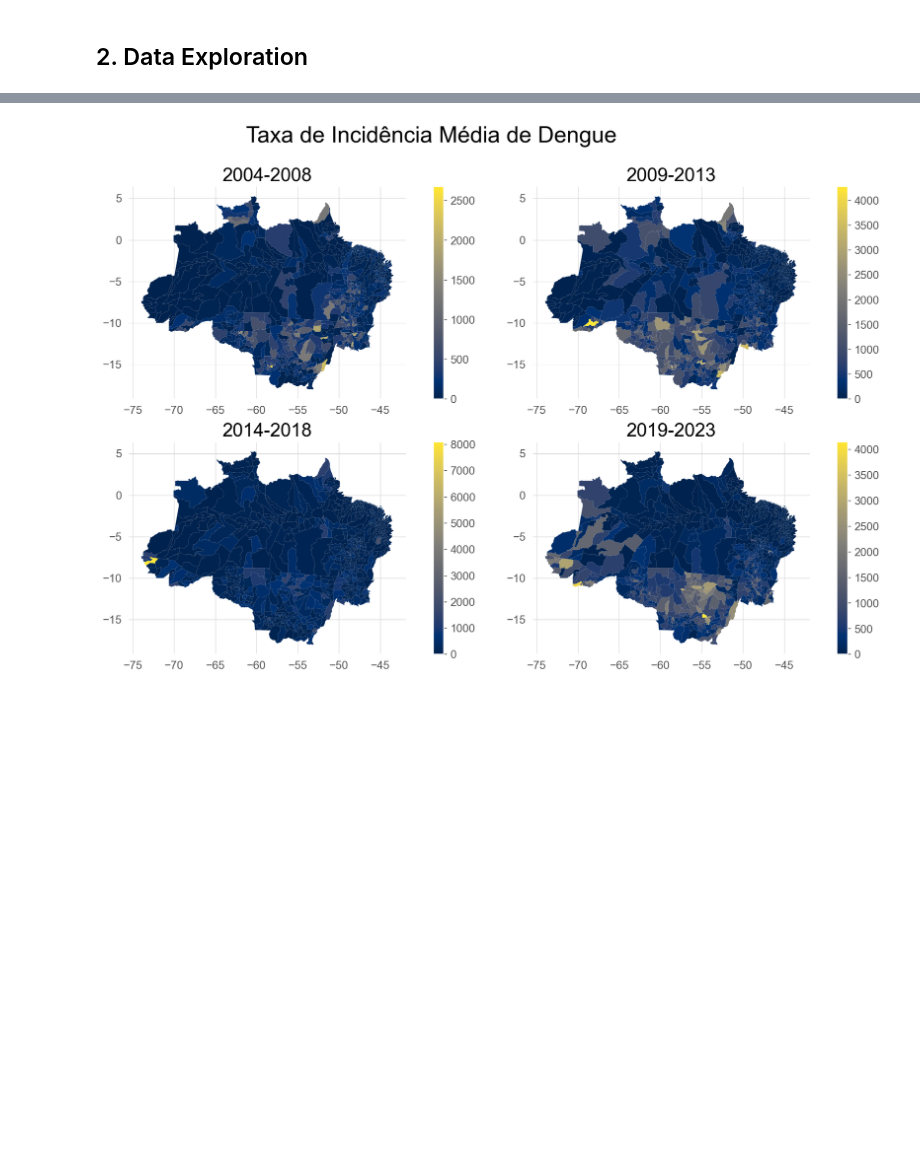
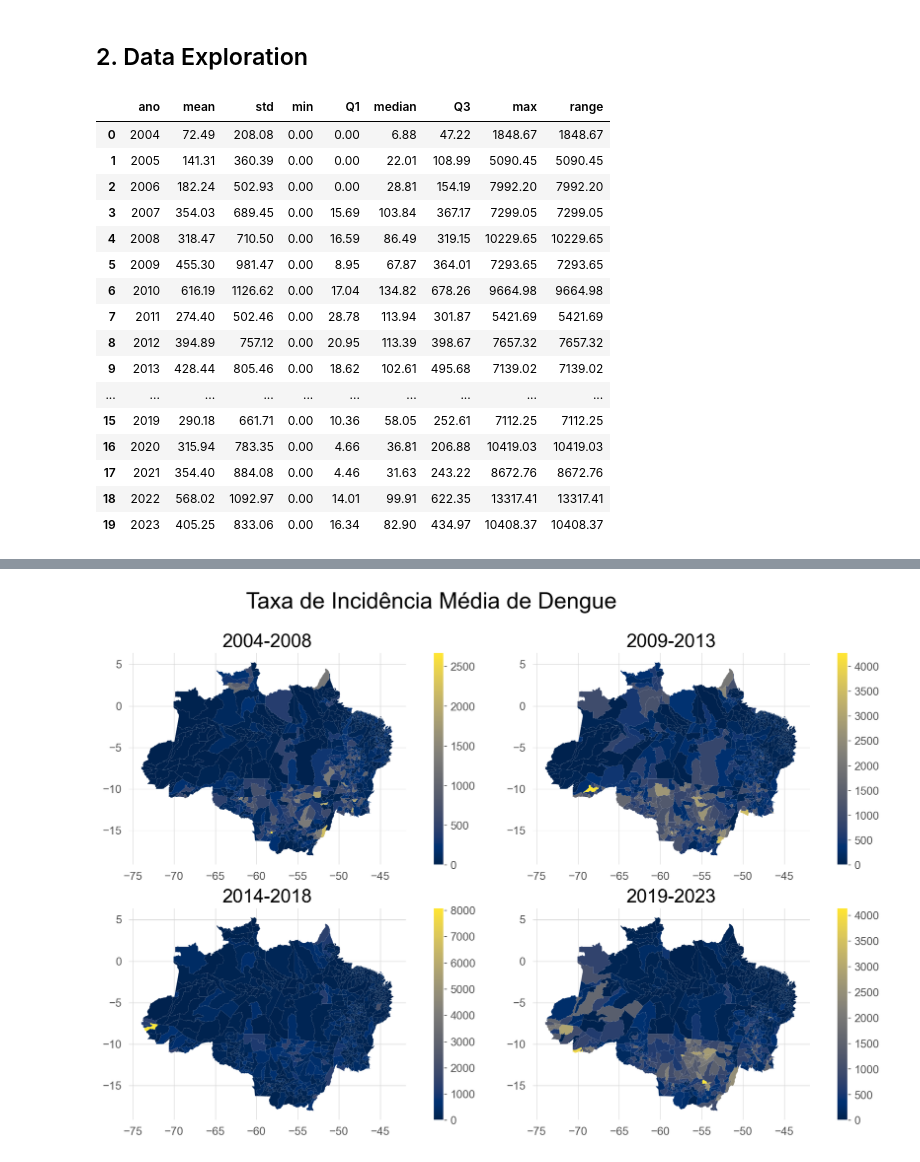
Before and after one commit to caiocasagrande/dengue_analysis, a Jupyter notebook: notebooks/dengue_analysis_MU_BR.ipynb, the cells around one changed output, grey strips where cells are left out. Saved outputs shown, nothing was run; the diff lists cells and outputs as text; code cells hidden in the pictures; blank space fills up the shorter version.

```diff
--- a/notebooks/dengue_analysis_MU_BR.ipynb
+++ b/notebooks/dengue_analysis_MU_BR.ipynb
@@ -196,3 +228,27 @@ df_txinc = df_txinc.fillna(0)
 ### Taxa de Letalidade
 # %% [markdown]
 ## 2. Data Exploration
+# %%
+# Calculando estatísticas para Taxa de Incidência
+df_txinc_stats = calculate_statistics(df_txinc, 'txinc', 2004, 2023)
+
+# Display
+df_txinc_stats
+# %% [output]
+|  | ano | mean | std | min | Q1 | median | Q3 | max | range |
+| 0 | 2004 | 72.49 | 208.08 | 0.00 | 0.00 | 6.88 | 47.22 | 1848.67 | 1848.67 |
+| 1 | 2005 | 141.31 | 360.39 | 0.00 | 0.00 | 22.01 | 108.99 | 5090.45 | 5090.45 |
+| 2 | 2006 | 182.24 | 502.93 | 0.00 | 0.00 | 28.81 | 154.19 | 7992.20 | 7992.20 |
+| 3 | 2007 | 354.03 | 689.45 | 0.00 | 15.69 | 103.84 | 367.17 | 7299.05 | 7299.05 |
+| 4 | 2008 | 318.47 | 710.50 | 0.00 | 16.59 | 86.49 | 319.15 | 10229.65 | 10229.65 |
+| 5 | 2009 | 455.30 | 981.47 | 0.00 | 8.95 | 67.87 | 364.01 | 7293.65 | 7293.65 |
+| 6 | 2010 | 616.19 | 1126.62 | 0.00 | 17.04 | 134.82 | 678.26 | 9664.98 | 9664.98 |
+| 7 | 2011 | 274.40 | 502.46 | 0.00 | 28.78 | 113.94 | 301.87 | 5421.69 | 5421.69 |
+| 8 | 2012 | 394.89 | 757.12 | 0.00 | 20.95 | 113.39 | 398.67 | 7657.32 | 7657.32 |
+| 9 | 2013 | 428.44 | 805.46 | 0.00 | 18.62 | 102.61 | 495.68 | 7139.02 | 7139.02 |
+| ... | ... | ... | ... | ... | ... | ... | ... | ... | ... |
+| 15 | 2019 | 290.18 | 661.71 | 0.00 | 10.36 | 58.05 | 252.61 | 7112.25 | 7112.25 |
+| 16 | 2020 | 315.94 | 783.35 | 0.00 | 4.66 | 36.81 | 206.88 | 10419.03 | 10419.03 |
+| 17 | 2021 | 354.40 | 884.08 | 0.00 | 4.46 | 31.63 | 243.22 | 8672.76 | 8672.76 |
+| 18 | 2022 | 568.02 | 1092.97 | 0.00 | 14.01 | 99.91 | 622.35 | 13317.41 | 13317.41 |
+| 19 | 2023 | 405.25 | 833.06 | 0.00 | 16.34 | 82.90 | 434.97 | 10408.37 | 10408.37 |
```
Also changed, not shown: parts of 8 cells of this notebook.
